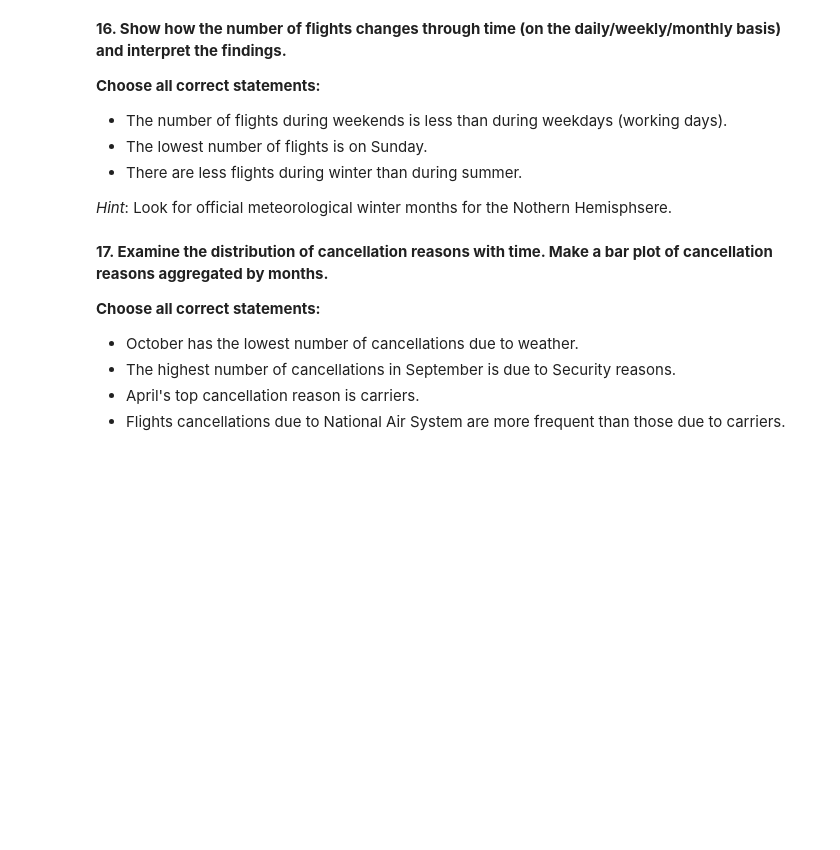
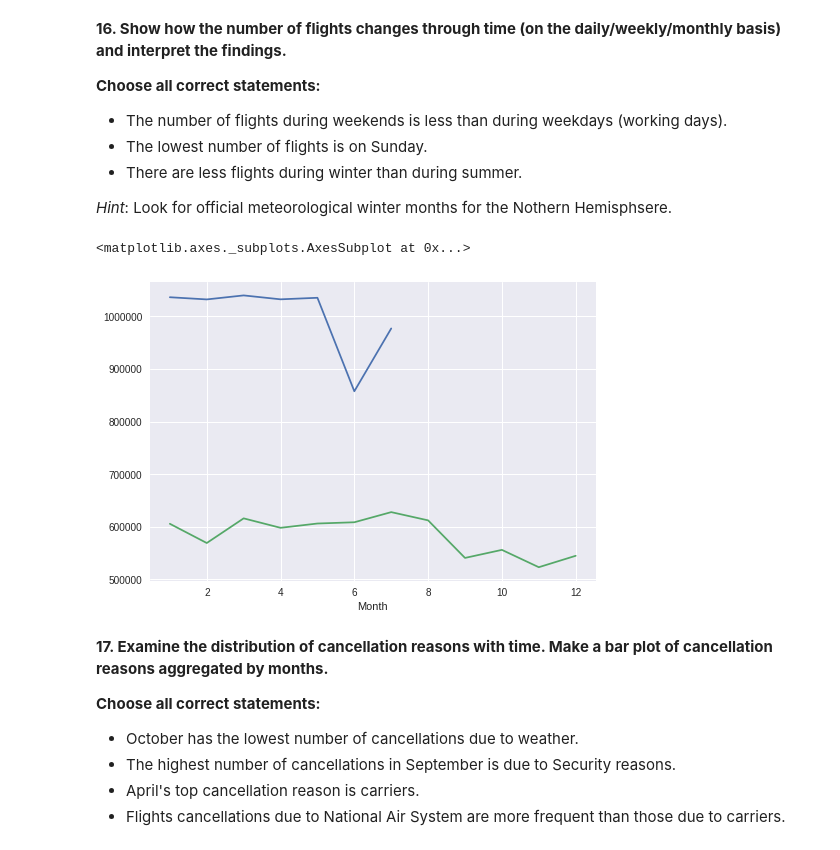
Before and after one commit to athiagarajan/usdaflightseda, a Jupyter notebook: assignment1_USA_flights_EDA.ipynb, the cells around one changed output. Saved outputs shown, nothing was run; the diff lists cells and outputs as text; code cells hidden in the pictures; blank space fills up the shorter version.

```diff
--- a/assignment1_USA_flights_EDA.ipynb
+++ b/assignment1_USA_flights_EDA.ipynb
@@ -589,3 +600,13 @@ _Hint_: Look for official meteorological winter months for the Nothern Hemisphse
+# %%
+depfl=flights_df.groupby('DayOfWeek').size()
+depfl.plot()
+flights_df['DayOfWeek'].unique()
+depfl=flights_df.groupby('Month').size()
+depfl.plot()
+#last line is answer
+# %% [output]
+<matplotlib.axes._subplots.AxesSubplot at 0x...>
+[figure, added]
 # %% [markdown]
 **17. Examine the distribution of cancellation reasons with time. Make a bar plot of cancellation reasons aggregated by months.**
 
```
Also changed, not shown: parts of 14 cells of this notebook.
